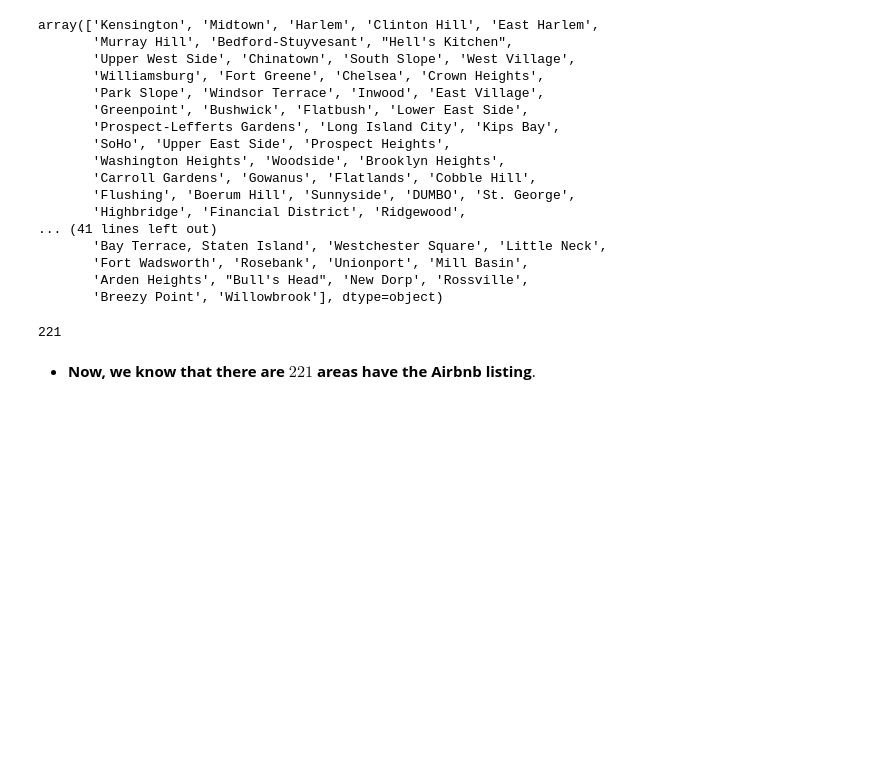
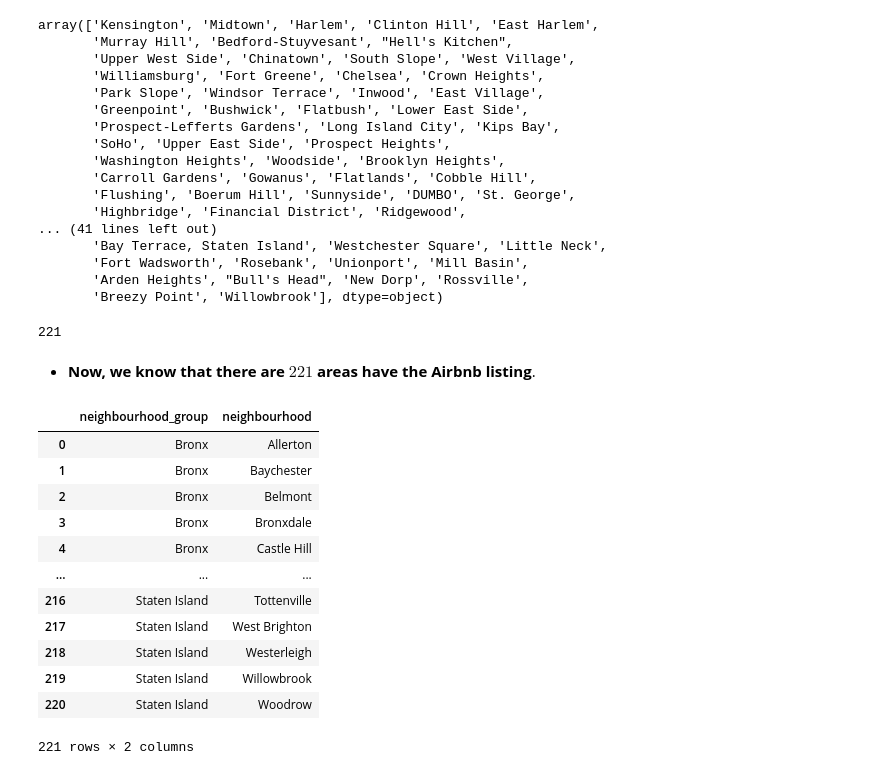
Before and after one commit to vir097/Airbnb-Bookings-Analysis---Capstone-Project, a Jupyter notebook: Airbnb_Bookings_Analysis_Capstone_Project.ipynb, the cells around one changed output. Saved outputs shown, nothing was run; the diff lists cells and outputs as text; code cells hidden in the pictures; blank space fills up the shorter version.

```diff
--- a/Airbnb_Bookings_Analysis_Capstone_Project.ipynb
+++ b/Airbnb_Bookings_Analysis_Capstone_Project.ipynb
@@ -370,3 +348,22 @@ len(airbnb_df['neighbourhood'].unique())
 221
 # %% [markdown]
 * **Now, we know that there are $221$ areas have the Airbnb listing**.
+# %%
+# Performing Groupby operation to get list of nieghbourhood w.r.t. their neighbourhood group
+neighbourhood_df =airbnb_df[['neighbourhood_group','neighbourhood']].groupby(['neighbourhood_group', 'neighbourhood'],as_index=False).first()
+# %%
+neighbourhood_df
+# %% [output]
+|  | neighbourhood_group | neighbourhood |
+| 0 | Bronx | Allerton |
+| 1 | Bronx | Baychester |
+| 2 | Bronx | Belmont |
+| 3 | Bronx | Bronxdale |
+| 4 | Bronx | Castle Hill |
+| ... | ... | ... |
+| 216 | Staten Island | Tottenville |
+| 217 | Staten Island | West Brighton |
+| 218 | Staten Island | Westerleigh |
+| 219 | Staten Island | Willowbrook |
+| 220 | Staten Island | Woodrow |
+221 rows × 2 columns
```
Also changed, not shown: parts of 15 cells of this notebook.
